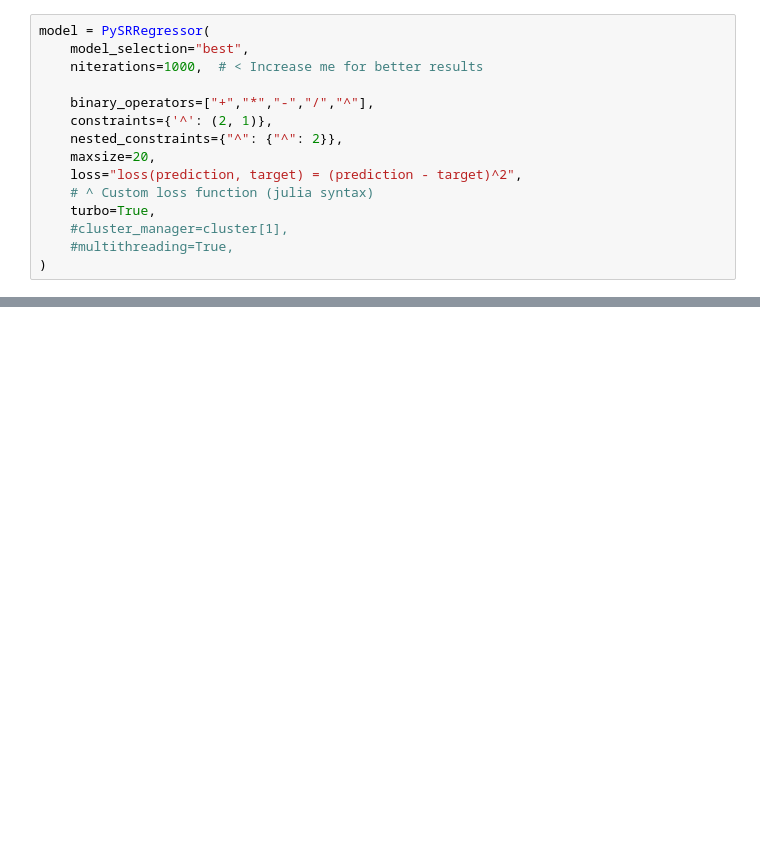
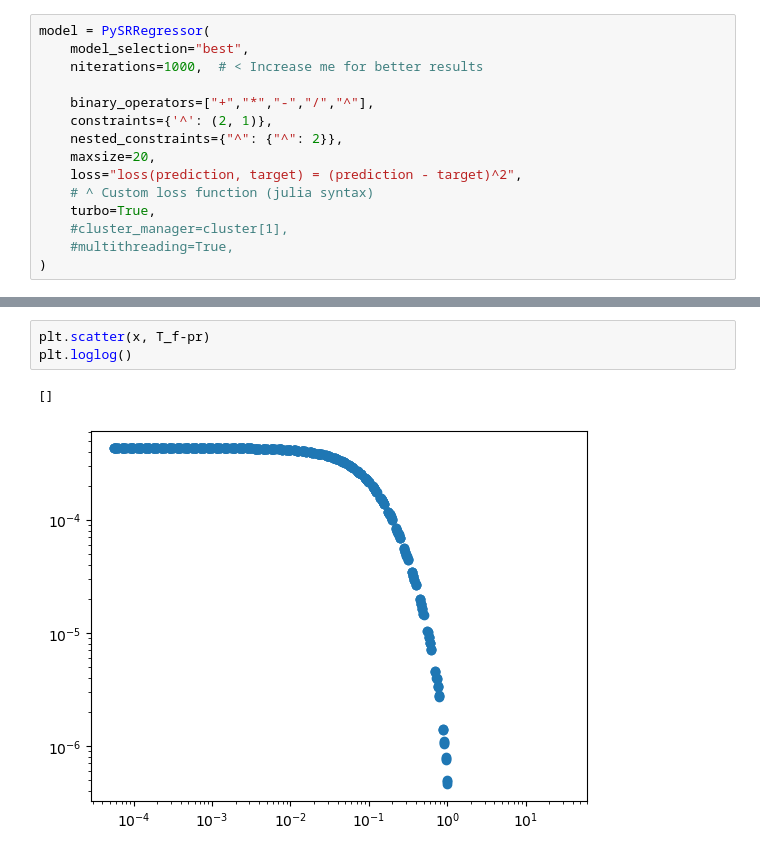
Before and after one commit to farocrown/Simreg, a Jupyter notebook: sr_tf_2.ipynb, the cells around one changed output, grey strips where cells are left out. Drawn from its saved outputs; the diff is of its cells as text; blank space fills up the shorter version.

```diff
--- a/sr_tf_2.ipynb
+++ b/sr_tf_2.ipynb
@@ -42,0 +96,6 @@ plt.show()
+# %%
+plt.scatter(x, T_f-pr)
+plt.loglog()
+# %% [output]
+[]
+[figure, added]
```
Also changed, not shown: parts of 10 cells of this notebook.
